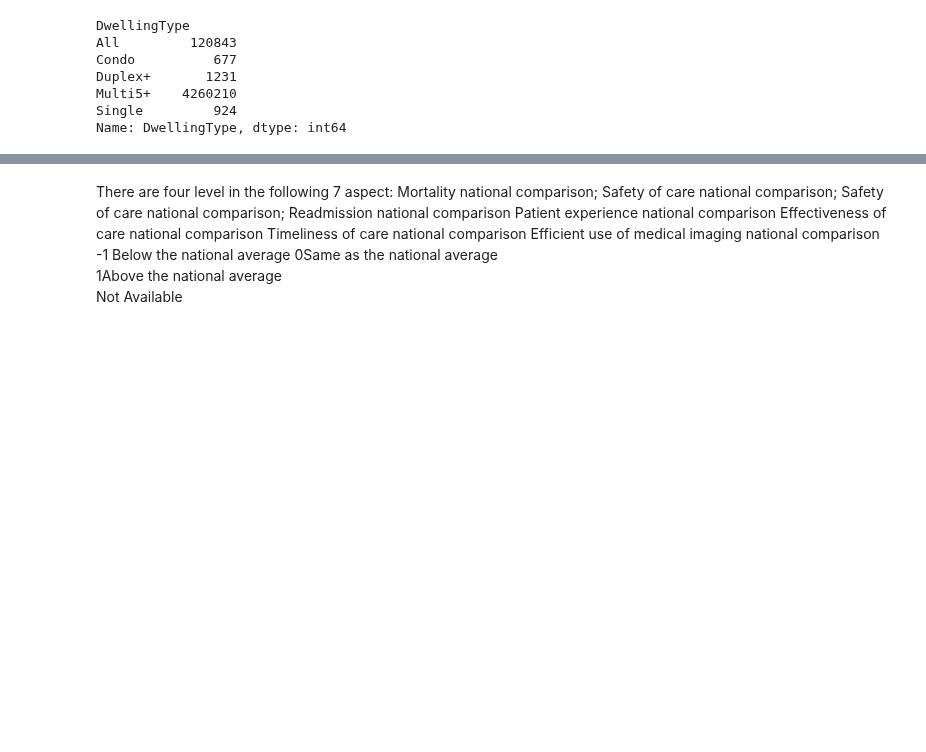
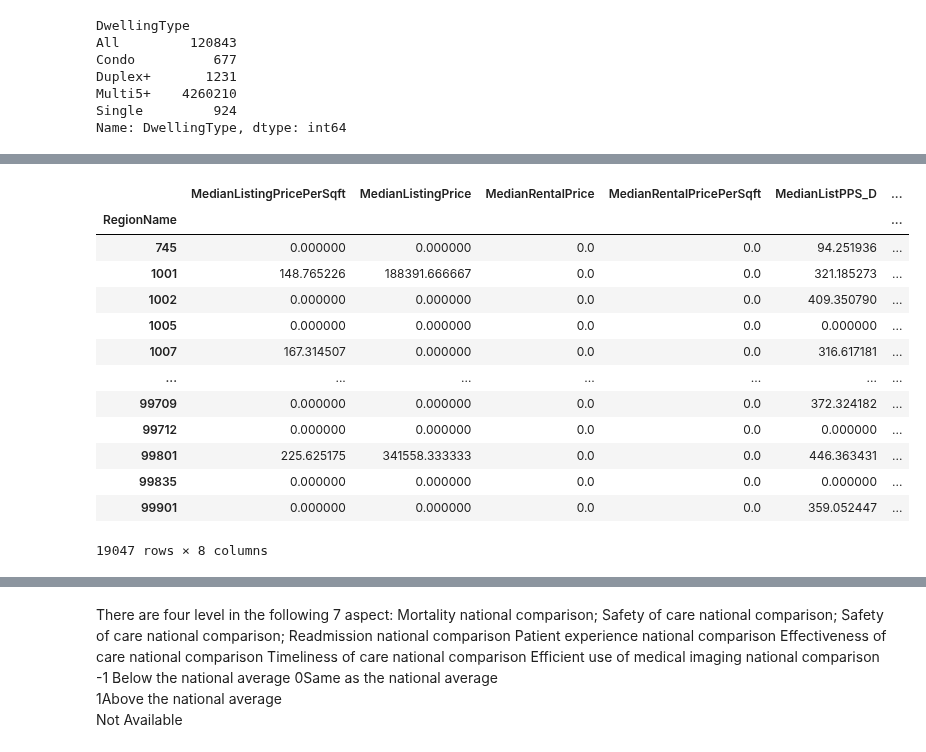
Before and after one commit to norgrenm/US_House_Price_Prediction, a Jupyter notebook: notebooks/DM-US_HousingData.ipynb, the cells around one changed output, grey strips where cells are left out. Drawn from its saved outputs; the diff is of its cells as text; code cells hidden in the pictures; blank space fills up the shorter version.

```diff
--- a/notebooks/DM-US_HousingData.ipynb
+++ b/notebooks/DM-US_HousingData.ipynb
@@ -845,0 +520,26 @@ zip_df.describe()
+# %%
+a = zip_df.groupby('RegionName')['MedianListingPricePerSqft'
+                               ,'MedianListingPrice'
+                              , 'MedianRentalPrice'
+                              , 'MedianRentalPricePerSqft'
+                              , 'MedianListPPS_D'
+                              , 'MedianList_D'
+                              , 'MedianRentalPPS_D'
+                              , 'MedianRental_D'].mean()
+# %%
+a
+# %% [output]
+|  | MedianListingPricePerSqft | MedianListingPrice | MedianRentalPrice | MedianRentalPricePerSqft | MedianListPPS_D | ... |
+| RegionName |  |  |  |  |  | ... |
+| 745 | 0.000000 | 0.000000 | 0.0 | 0.0 | 94.251936 | ... |
+| 1001 | 148.765226 | 188391.666667 | 0.0 | 0.0 | 321.185273 | ... |
+| 1002 | 0.000000 | 0.000000 | 0.0 | 0.0 | 409.350790 | ... |
+| 1005 | 0.000000 | 0.000000 | 0.0 | 0.0 | 0.000000 | ... |
+| 1007 | 167.314507 | 0.000000 | 0.0 | 0.0 | 316.617181 | ... |
+| ... | ... | ... | ... | ... | ... | ... |
+| 99709 | 0.000000 | 0.000000 | 0.0 | 0.0 | 372.324182 | ... |
+| 99712 | 0.000000 | 0.000000 | 0.0 | 0.0 | 0.000000 | ... |
+| 99801 | 225.625175 | 341558.333333 | 0.0 | 0.0 | 446.363431 | ... |
+| 99835 | 0.000000 | 0.000000 | 0.0 | 0.0 | 0.000000 | ... |
+| 99901 | 0.000000 | 0.000000 | 0.0 | 0.0 | 359.052447 | ... |
+19047 rows × 8 columns
```
Also changed, not shown: parts of 74 cells of this notebook.
